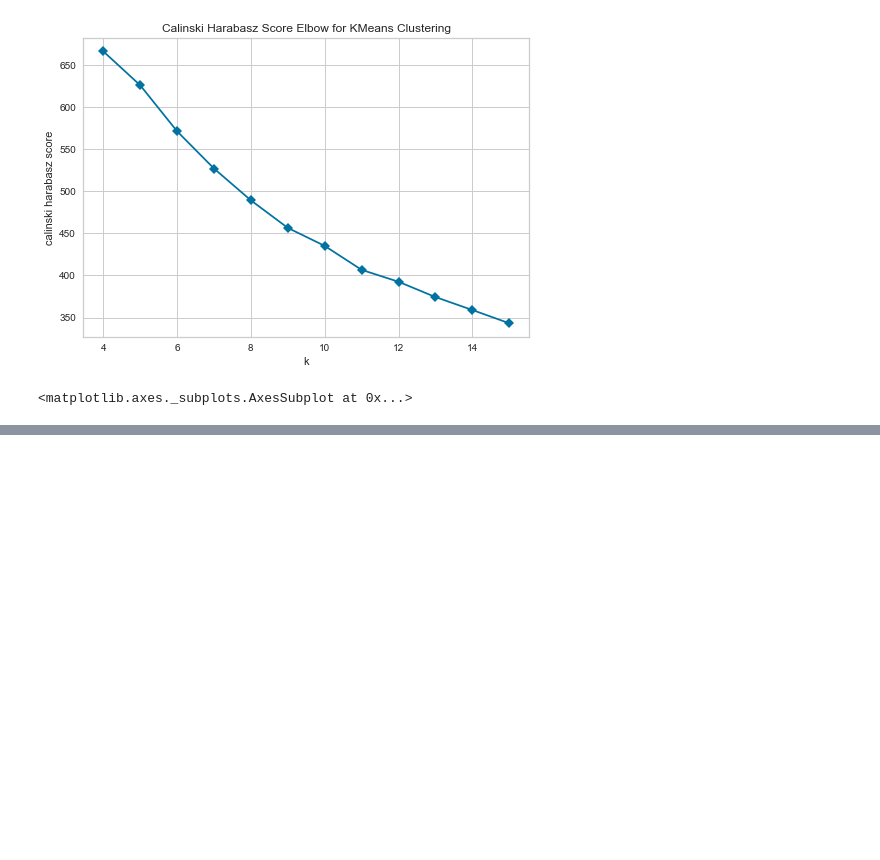
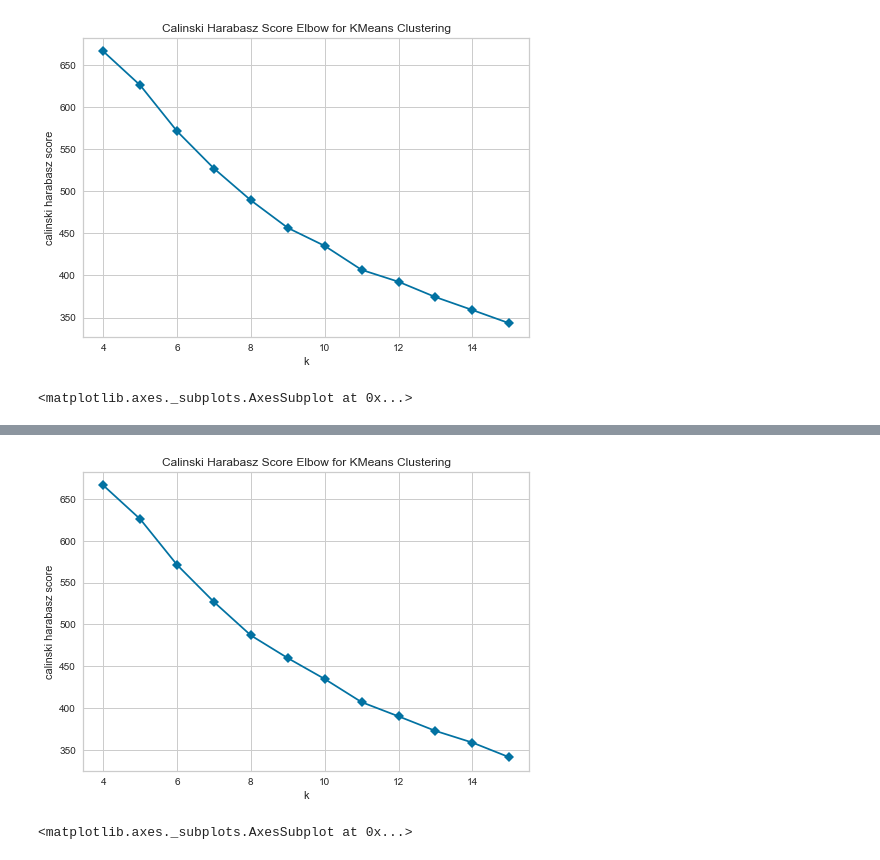
Before and after one commit to waealobidallah/Clustering-Documents-TSNE-PCA-JSON, a Jupyter notebook: clusteranalysis.ipynb, the cells around one changed output, grey strips where cells are left out. Cells and saved outputs as stored; diff of their text form; code cells hidden in the pictures; blank space fills up the shorter version.

```diff
--- a/clusteranalysis.ipynb
+++ b/clusteranalysis.ipynb
@@ -273,0 +270,11 @@ dtale.show(df,ignore_duplicate=True)
+# %%
+from sklearn.cluster import AffinityPropagation  # AP was used at the strat but changed to HAC
+
+model = KMeans()
+visualizer = KElbowVisualizer(model, k=(4,16), metric='calinski_harabasz', timings=False)
+
+visualizer.fit(text.todense())    # Fit the data to the visualizer
+visualizer.poof()
+# %% [output]
+[figure, added]
+<matplotlib.axes._subplots.AxesSubplot at 0x...>
```
Also changed, not shown: parts of 2 cells of this notebook, 1 other file.
